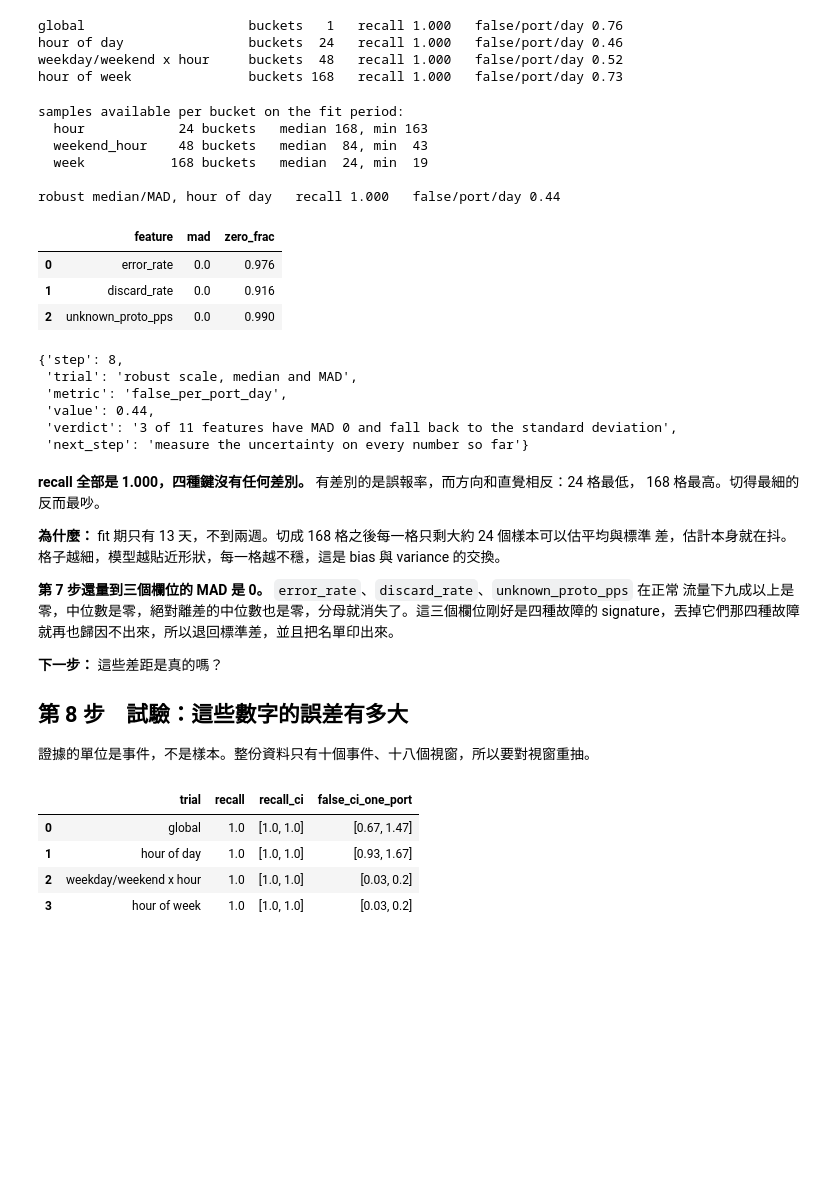
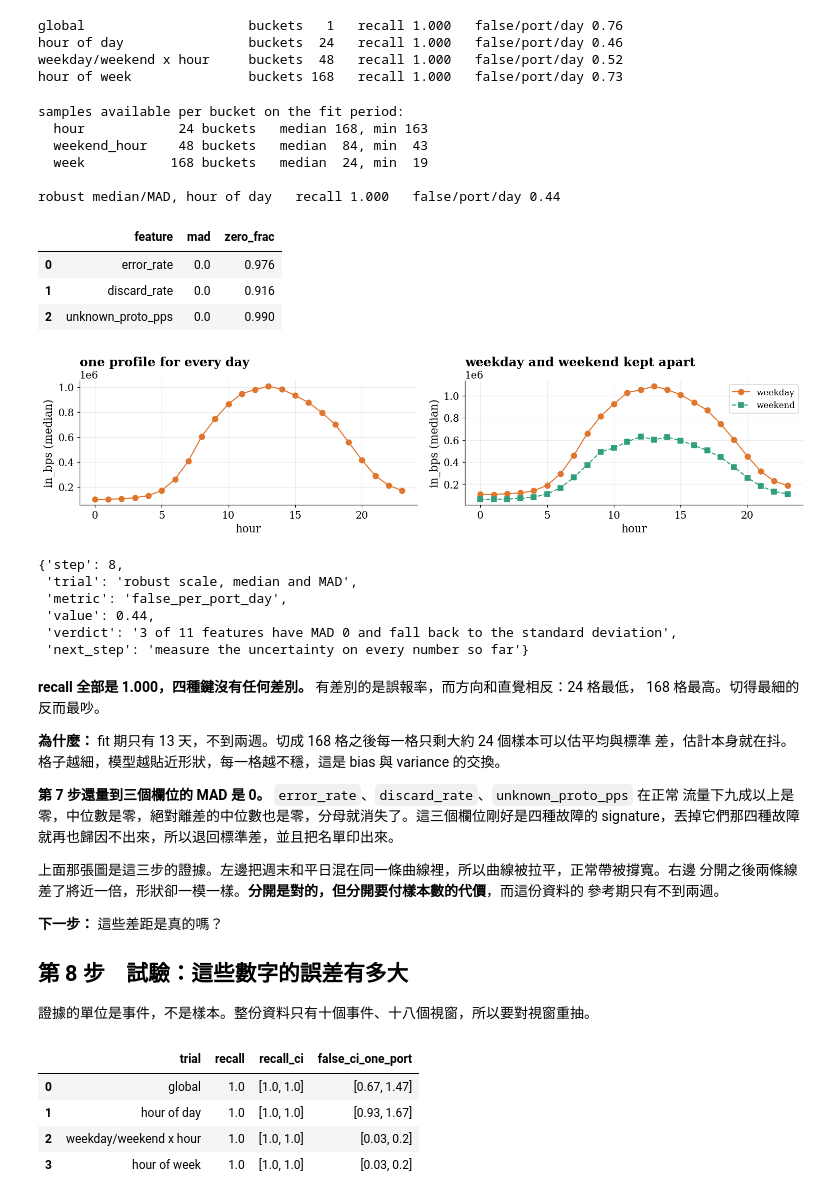
Before and after one commit to kevin880987/aiops-anomaly-zero-to-hero, a Jupyter notebook: labs/workshop/08_rca_capstone.ipynb, the cells around one changed output. Drawn from its saved outputs; the diff is of its cells as text; code cells hidden in the pictures; blank space fills up the shorter version.

```diff
--- a/labs/workshop/08_rca_capstone.ipynb
+++ b/labs/workshop/08_rca_capstone.ipynb
@@ -264,7 +309,7 @@ def raise_flags(frame, scores, thresholds):
 
 
 def window_outcomes(frame, flags, windows):
-    '''每個真值視窗：有沒有被抓到，以及花了多久。'''
+    '''每個真值視窗：有沒有被抓到，以及花了多久。這是 recall 與 delay 的來源。'''
     flags = np.asarray(flags, bool)
     timestamp, port = frame["timestamp"].to_numpy(), frame["port_id"].to_numpy()
     rows = []
@@ -470,33 +530,52 @@ print(f"\nrobust median/MAD, hour of day   recall {card_robust.event_recall:.3f}
 
 def degenerate(frame, features, mask):
     '''robust z 分不出來的欄位：MAD 是零，或大半是零。'''
     sub = frame.loc[np.asarray(mask, bool)]
     rows = []
     for feature in features:
         x = sub[feature].to_numpy(float)
         mad = float(np.median(np.abs(x - np.median(x))))
         zero = float((x == 0).mean())
         if mad == 0 or zero > 0.5:
             rows.append({"feature": feature, "mad": mad, "zero_frac": round(zero, 3)})
     return pd.DataFrame(rows)
 
 
 display(degenerate(frame, FEATURES, ~is_event))
+
+fig, axes = plt.subplots(1, 2, figsize=(14, 3.6))
+g = frame[(frame["port_id"] == "port-id7429") & ~is_event]
+for kind, ax, label in (("hour", axes[0], "one profile for every day"),
+                        ("weekend_hour", axes[1], "weekday and weekend kept apart")):
+    bucket = season_key(g["timestamp"], kind)
+    profile = pd.Series(g["in_bps"].to_numpy(), index=bucket).groupby(level=0).median()
+    if kind == "hour":
+        ax.plot(profile.index, profile.to_numpy(), "o-", color=C["baseline"])
+    else:
+        ax.plot(profile.index[:24], profile.to_numpy()[:24], "o-", color=C["baseline"],
+                label="weekday")
+        ax.plot(profile.index[:24], profile.to_numpy()[24:], "s--", color=C["peer"],
+                label="weekend")
+        ax.legend(fontsize=11)
+    ax.set(xlabel="hour", ylabel="in_bps (median)", title=label)
+plt.show()
+
 ladder.record(8, "robust scale, median and MAD", "false_per_port_day",
               card_robust.false_per_port_day,
               "3 of 11 features have MAD 0 and fall back to the standard deviation",
               "measure the uncertainty on every number so far")
 # %% [output]
 samples available per bucket on the fit period:
   hour            24 buckets   median 168, min 163
   weekend_hour    48 buckets   median  84, min  43
   week           168 buckets   median  24, min  19
 
 robust median/MAD, hour of day   recall 1.000   false/port/day 0.44
 |  | feature | mad | zero_frac |
 | 0 | error_rate | 0.0 | 0.976 |
 | 1 | discard_rate | 0.0 | 0.916 |
 | 2 | unknown_proto_pps | 0.0 | 0.990 |
+[figure, added]
 {'step': 8,
  'trial': 'robust scale, median and MAD',
  'metric': 'false_per_port_day',
@@ -514,6 +593,10 @@ robust median/MAD, hour of day   recall 1.000   false/port/day 0.44
 流量下九成以上是零，中位數是零，絕對離差的中位數也是零，分母就消失了。這三個欄位剛好是四種故障的
 signature，丟掉它們那四種故障就再也歸因不出來，所以退回標準差，並且把名單印出來。
 
+上面那張圖是這三步的證據。左邊把週末和平日混在同一條曲線裡，所以曲線被拉平，正常帶被撐寬。右邊
+分開之後兩條線差了將近一倍，形狀卻一模一樣。**分開是對的，但分開要付樣本數的代價**，而這份資料的
+參考期只有不到兩週。
+
 **下一步：** 這些差距是真的嗎？
 
 ## 第 8 步　試驗：這些數字的誤差有多大
```
Also changed, not shown: parts of 14 cells of this notebook.
